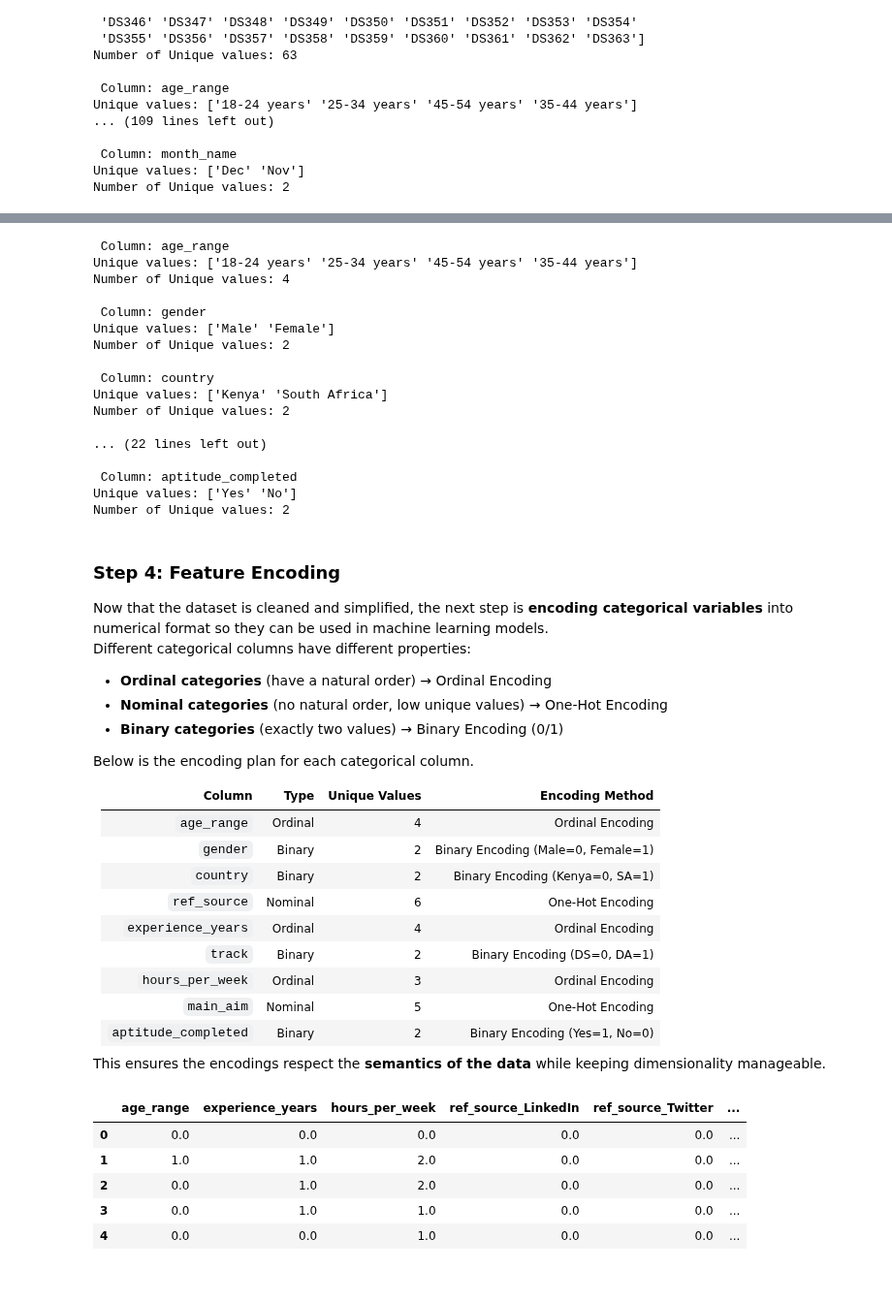
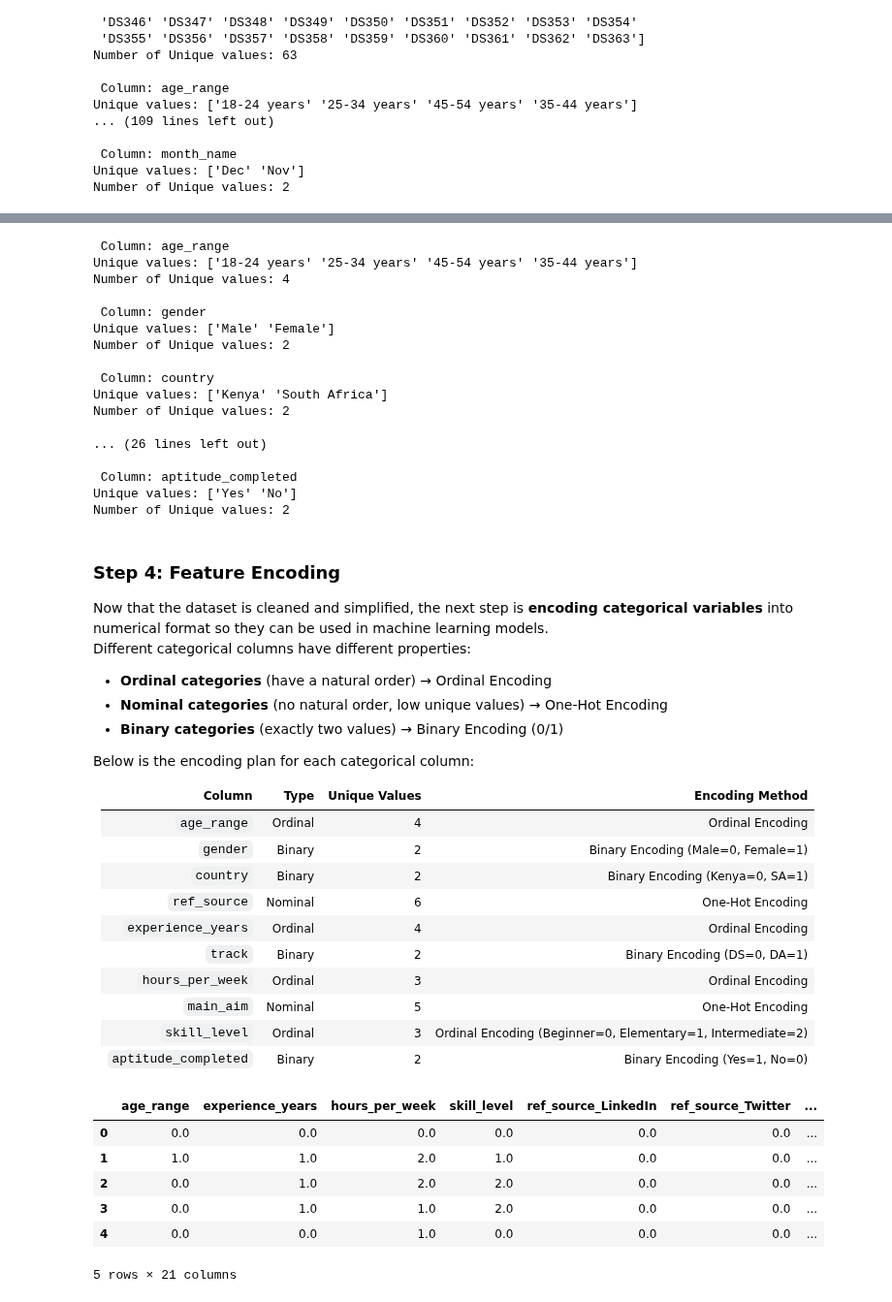
Before and after one commit to J-Kimani/DS, a Jupyter notebook: Projects/Data Proficiency Project/Data Proficiency Project.ipynb, the cells around one changed output, grey strips where cells are left out. Shown at 97% size. Drawn from its saved outputs; the diff is of its cells as text; code cells hidden in the pictures.

```diff
--- a/Projects/Data Proficiency Project/Data Proficiency Project.ipynb
+++ b/Projects/Data Proficiency Project/Data Proficiency Project.ipynb
@@ -1320,6 +1320,6 @@ Index(['timestamp', 'id', 'age_range', 'gender', 'country', 'ref_source',
       dtype='object')
 # %%
 drop_cols = ['timestamp', 'id', 'motivation', 'month_name', 'graduated']
-df3 = df2.drop(columns= drop_cols)erer
+df3 = df2.drop(columns= drop_cols)
 df3.head()
 # %% [output]
@@ -1358,7 +1363,7 @@ Number of Unique values: 2
 Unique values: ['Kenya' 'South Africa']
 Number of Unique values: 2
 
-... (22 lines left out)
+... (26 lines left out)
 
  Column: aptitude_completed
 Unique values: ['Yes' 'No']
@@ -1373,21 +1378,20 @@ Different categorical columns have different properties:
 - **Nominal categories** (no natural order, low unique values) → One-Hot Encoding
 - **Binary categories** (exactly two values) → Binary Encoding (0/1)
 
-Below is the encoding plan for each categorical column.
+Below is the encoding plan for each categorical column:
 
-| Column             | Type        | Unique Values | Encoding Method |
-|---------------------|-------------|---------------|-----------------|
-| `age_range`         | Ordinal     | 4             | Ordinal Encoding |
-| `gender`            | Binary      | 2             | Binary Encoding (Male=0, Female=1) |
-| `country`           | Binary      | 2             | Binary Encoding (Kenya=0, SA=1) |
-| `ref_source`        | Nominal     | 6             | One-Hot Encoding |
-| `experience_years`  | Ordinal     | 4             | Ordinal Encoding |
-| `track`             | Binary      | 2             | Binary Encoding (DS=0, DA=1) |
-| `hours_per_week`    | Ordinal     | 3             | Ordinal Encoding |
-| `main_aim`          | Nominal     | 5             | One-Hot Encoding |
-| `aptitude_completed`| Binary      | 2             | Binary Encoding (Yes=1, No=0) |
-
-This ensures the encodings respect the **semantics of the data** while keeping dimensionality manageable.
+| Column              | Type        | Unique Values | Encoding Method |
+|----------------------|-------------|---------------|-----------------|
+| `age_range`          | Ordinal     | 4             | Ordinal Encoding |
+| `gender`             | Binary      | 2             | Binary Encoding (Male=0, Female=1) |
+| `country`            | Binary      | 2             | Binary Encoding (Kenya=0, SA=1) |
+| `ref_source`         | Nominal     | 6             | One-Hot Encoding |
+| `experience_years`   | Ordinal     | 4             | Ordinal Encoding |
+| `track`              | Binary      | 2             | Binary Encoding (DS=0, DA=1) |
+| `hours_per_week`     | Ordinal     | 3             | Ordinal Encoding |
+| `main_aim`           | Nominal     | 5             | One-Hot Encoding |
+| `skill_level`        | Ordinal     | 3             | Ordinal Encoding (Beginner=0, Elementary=1, Intermediate=2) |
+| `aptitude_completed` | Binary      | 2             | Binary Encoding (Yes=1, No=0) |
 # %%
 from sklearn.preprocessing import OrdinalEncoder, OneHotEncoder
 from sklearn.compose import ColumnTransformer
@@ -1399,7 +1403,8 @@ from sklearn.pipeline import Pipeline
 ordinal_features = {
     "age_range": ["18-24 years", "25-34 years", "35-44 years", "45-54 years"],
     "experience_years": ["<6m", "6m-1y", "1-3y", "4-6y"],
-    "hours_per_week": ["<6", "7-14", ">14"]
+    "hours_per_week": ["<6", "7-14", ">14"],
+    "skill_level": ["Beginner", "Elementary", "Intermediate"]  # NEW
 }
 
 binary_features = ["gender", "country", "track", "aptitude_completed"]
@@ -1410,40 +1415,44 @@ nominal_features = ["ref_source", "main_aim"]
 # 2. Build transformers
 # -------------------------
 ordinal_transformer = OrdinalEncoder(
-    categories=[ordinal_features["age_range"],
-                ordinal_features["experience_years"],
-                ordinal_features["hours_per_week"]]
+    categories=[
+        ordinal_features["age_range"],
+        ordinal_features["experience_years"],
+        ordinal_features["hours_per_week"],
+        ordinal_features["skill_level"],   # NEW
+    ]
 )
 
 onehot_transformer = OneHotEncoder(drop="first", handle_unknown="ignore")
 
 # -------------------------
 # 3. ColumnTransformer
 # -------------------------
 preprocessor = ColumnTransformer(
     transformers=[
         ("ord", ordinal_transformer, list(ordinal_features.keys())),
         ("onehot", onehot_transformer, nominal_features),
         ("binary", "passthrough", binary_features + ["total_score", "month", "motivation_len", "graduated_num"])
     ]
 )
 
 # -------------------------
 # 4. Fit and Transform
 # -------------------------
 df4 = preprocessor.fit_transform(df3)
 
 # Convert back to DataFrame with readable column names
 ohe_cols = preprocessor.named_transformers_['onehot'].get_feature_names_out(nominal_features)
 all_cols = list(ordinal_features.keys()) + list(ohe_cols) + binary_features + ["total_score", "month", "motivation_len", "graduated_num"]
 
 df4 = pd.DataFrame(df4, columns=all_cols)
 
 df4.head()
 # %% [output]
-|  | age_range | experience_years | hours_per_week | ref_source_LinkedIn | ref_source_Twitter | ... |
-| 0 | 0.0 | 0.0 | 0.0 | 0.0 | 0.0 | ... |
-| 1 | 1.0 | 1.0 | 2.0 | 0.0 | 0.0 | ... |
-| 2 | 0.0 | 1.0 | 2.0 | 0.0 | 0.0 | ... |
-| 3 | 0.0 | 1.0 | 1.0 | 0.0 | 0.0 | ... |
-| 4 | 0.0 | 0.0 | 1.0 | 0.0 | 0.0 | ... |
+|  | age_range | experience_years | hours_per_week | skill_level | ref_source_LinkedIn | ref_source_Twitter | ... |
+| 0 | 0.0 | 0.0 | 0.0 | 0.0 | 0.0 | 0.0 | ... |
+| 1 | 1.0 | 1.0 | 2.0 | 1.0 | 0.0 | 0.0 | ... |
+| 2 | 0.0 | 1.0 | 2.0 | 2.0 | 0.0 | 0.0 | ... |
+| 3 | 0.0 | 1.0 | 1.0 | 2.0 | 0.0 | 0.0 | ... |
+| 4 | 0.0 | 0.0 | 1.0 | 0.0 | 0.0 | 0.0 | ... |
+5 rows × 21 columns
```
Also changed, not shown: parts of 28 cells of this notebook, 4 other files.
